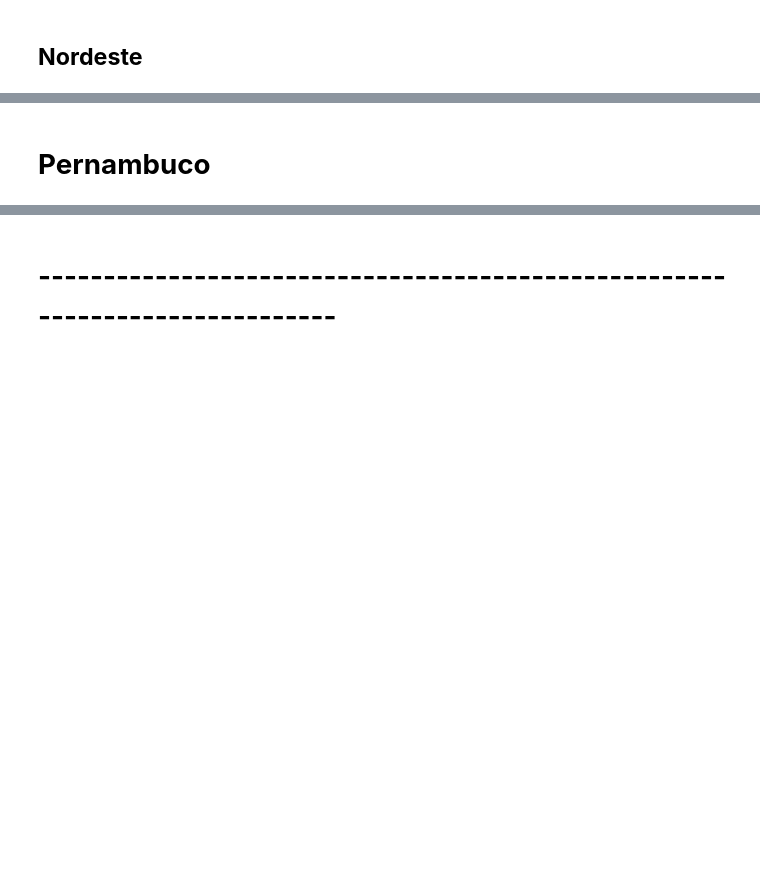
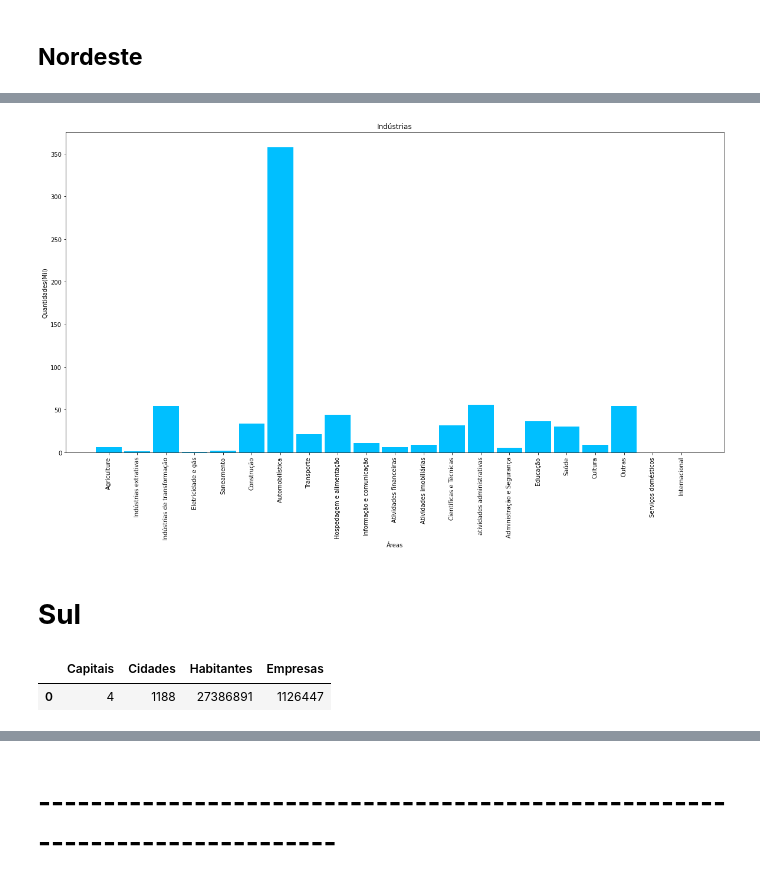
Before and after one commit to leydsonbarros/Brazilian_Cities, a Jupyter notebook: brazilian_cities.ipynb, the cells around one changed output, grey strips where cells are left out. Drawn from its saved outputs; the diff is of its cells as text; code cells hidden in the pictures; blank space fills up the shorter version.

```diff
--- a/brazilian_cities.ipynb
+++ b/brazilian_cities.ipynb
@@ -632,2 +673,18 @@ plt.show()
+# %%
+# Criando Principais tipos de Industria no nordeste
+dados =  {'Agriculture':nordeste.COMP_A.sum()/1000,'Indústrias extrativas':nordeste.COMP_B.sum()/1000,'Indústrias de transformação':nordeste.COMP_C.sum()/1000,'Eletricidade e gás':nordeste.COMP_D.sum()/1000,'Saneamento':nordeste.COMP_E.sum()/1000,'Construção':nordeste.COMP_F.sum()/1000,'Automobilística':nordeste.COMP_G.sum()/1000,'Transporte':nordeste.COMP_H.sum()/1000,'Hospedagem e alimentação':nordeste.COMP_I.sum()/1000,'Informação e comunicação':nordeste.COMP_J.sum()/1000,'Atividades financeiras':nordeste.COMP_K.sum()/1000,'Atividades imobiliárias':nordeste.COMP_L.sum()/1000,'Científicas e Técnicas':nordeste.COMP_M.sum()/1000,'atividades administrativas':nordeste.COMP_N.sum()/1000,'Administração e Segurança':nordeste.COMP_O.sum()/1000,'Educação':nordeste.COMP_P.sum()/1000,'Saúde':nordeste.COMP_Q.sum()/1000,'Cultura':nordeste.COMP_R.sum()/1000,'Outras':nordeste.COMP_S.sum()/1000,'Serviços domésticos':nordeste.COMP_T.sum()/1000,'Internacional':nordeste.COMP_U.sum()/1000}
+Industria = list(dados.keys())
+qtd = list(dados.values())
+fig = plt.figure(figsize = (20, 10))
+
+# criando Gráfico
+plt.bar(Industria, qtd, color ='#00BFFF',width = 0.9)
+plt.xticks(rotation = 90)
+plt.xlabel("Áreas")
+plt.ylabel("Quantidades(Mil)")
+plt.title("Indústrias")
+plt.show()
+# %% [output]
+[figure, added]
 # %% [markdown]
-# **Pernambuco**
+# **Sul**
@@ -635,0 +691,7 @@ nordeste.loc[(nordeste['STATE'] == "PE")].head()
+# %%
+DadosSul = [{'Capitais':sul.loc[(sul['CAPITAL'] == 1)]['CITY'].count(),'Cidades': sul['CITY'].count(),'Habitantes': sul['IBGE_RES_POP'].sum(), 'Empresas': sul['COMP_TOT'].sum()}]
+df_DadosSul = pd.DataFrame(DadosSul)
+df_DadosSul
+# %% [output]
+|  | Capitais | Cidades | Habitantes | Empresas |
+| 0 | 4 | 1188 | 27386891 | 1126447 |
```
Also changed, not shown: parts of 15 cells of this notebook.
